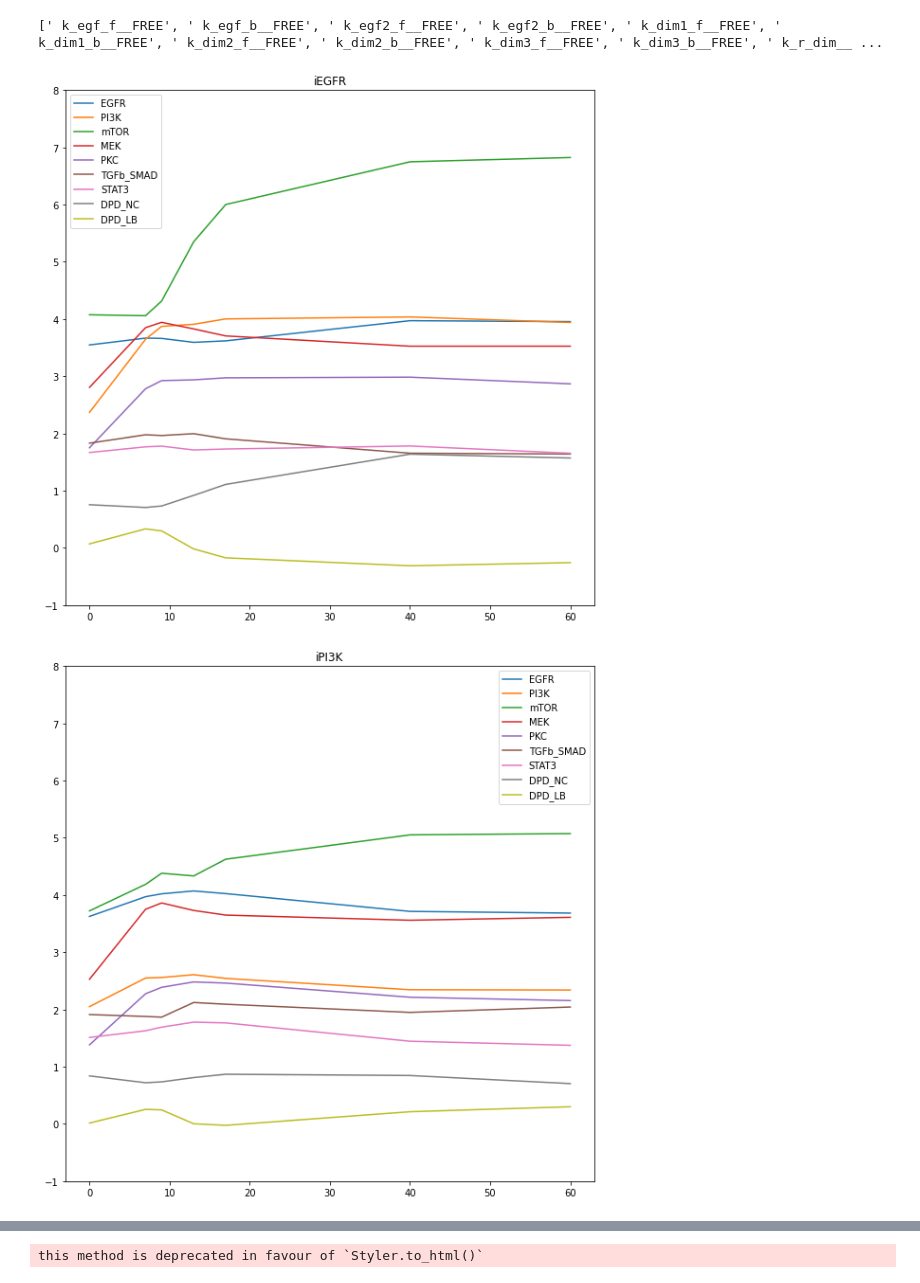
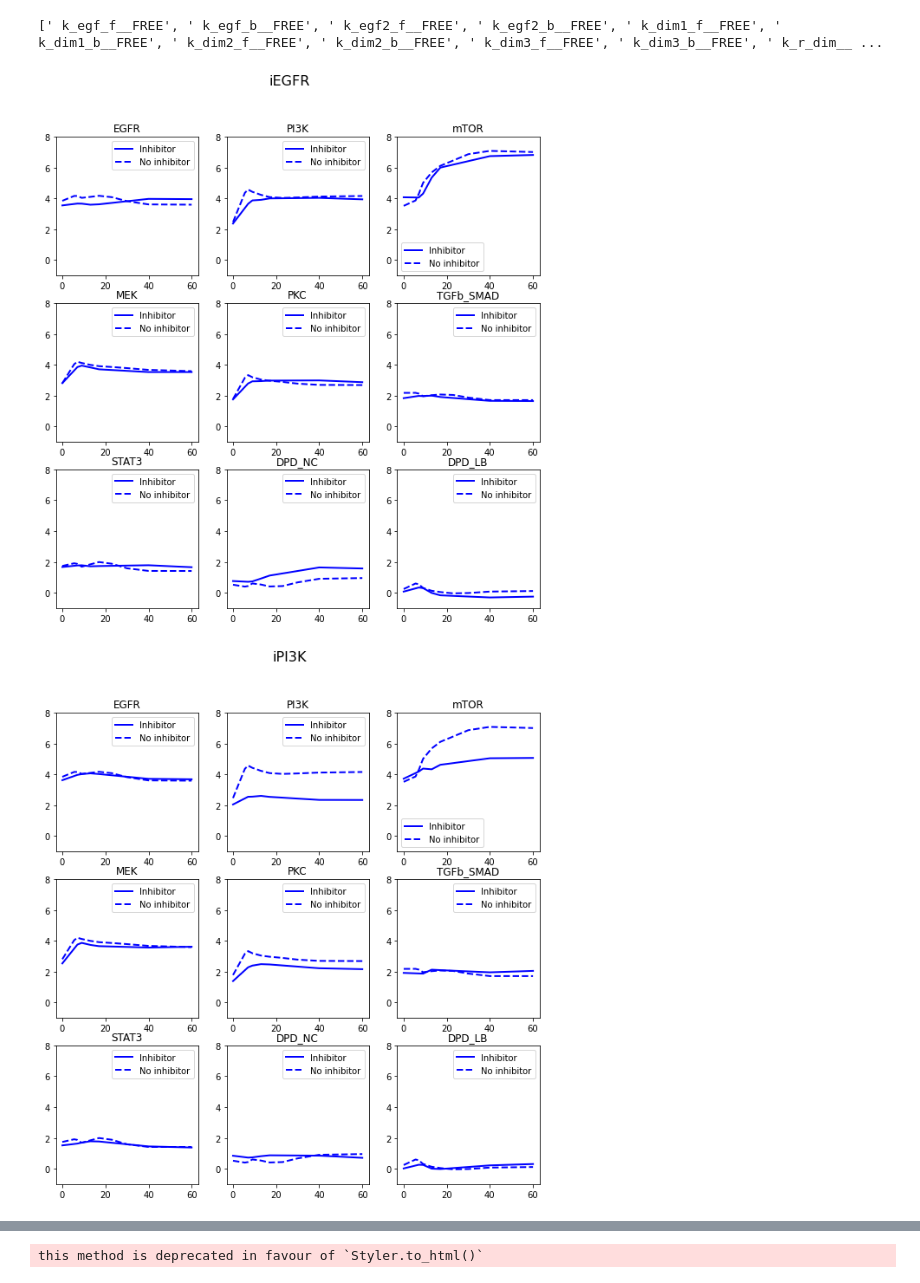
Before and after one commit to at2005/BTYSTE-2023, a Jupyter notebook: MSB cSTAR.ipynb, the cells around one changed output, grey strips where cells are left out. Drawn from its saved outputs; the diff is of its cells as text; code cells hidden in the pictures.

Commit message:
update plotting code

```diff
--- a/MSB cSTAR.ipynb
+++ b/MSB cSTAR.ipynb
@@ -1047,6 +1034,7 @@ for tl in target_lines:
 # only keep columns from module_lst
 
 def plot_fold_changes(line):
+
     df_exp = df_copy.drop(columns=[col for col in df_copy.columns if col not in output_lst+["cell_line", "time", "treatment"]])
     df_exp = df_exp[df_exp.cell_line == line]
     # display(df_exp)
@@ -1060,38 +1048,64 @@ def plot_fold_changes(line):
 
     module_graph_lst = []
 
     # figure, axis = plt.subplots(5, 5)
     # set figure size to 20x20
 
 
-    for pert in perts_lst+["EGF"]:
-        plt.figure(figsize=(10,10))
+    for pert in perts_lst:
+        # plt.figure(figsize=(10,10))
+        fig, axs = plt.subplots(3, 3, figsize=(10,10))
+        fig.suptitle(pert, fontsize=16)
 
         for module in module_lst:
+            i1 = module_lst.index(module) // 3
+            i2 = module_lst.index(module) % 3
+            # print(i1, i2)
+
+
             try:
                 data_fold_df = (df_exp.drop(columns=[col for col in df_exp.columns if col not in [module_dict[module], "cell_line", "time", "treatment"]]))
                 data_fold_df = data_fold_df[data_fold_df.treatment == pert]
 
             except:
                 data_fold_df = (df_exp.drop(columns=[col for col in df_exp.columns if col not in [module, "cell_line", "time", "treatment"]]))
                 data_fold_df = data_fold_df[data_fold_df.treatment == pert]
 
             # display(data_fold_df)
             x_vals = data_fold_df.time
             try:
                 y_vals = data_fold_df[module_dict[module]]
             except:
                 y_vals = data_fold_df[module]
-            plt.plot(x_vals, y_vals, label=module)
-            plt.legend()
-            plt.title(pert)
-        plt.ylim([-1,8])
+            axs[i1, i2].plot(x_vals, y_vals, label="Inhibitor", linewidth=2, color="blue")
+
+            try:
+                data_fold_egf = (df_exp.drop(columns=[col for col in df_exp.columns if col not in [module_dict[module], "cell_line", "time", "treatment"]]))
+            except:
+                data_fold_egf = (df_exp.drop(columns=[col for col in df_exp.columns if col not in [module, "cell_line", "time", "treatment"]]))
+
+
+            data_fold_egf = data_fold_egf[data_fold_egf.treatment == "EGF"]
+            x_vals_egf = data_fold_egf.time
+
+            try:
+                y_vals_egf = data_fold_egf[module_dict[module]]
+            except:
+                y_vals_egf = data_fold_egf[module]
+
+            axs[i1, i2].plot(x_vals_egf, y_vals_egf, "--", label="No inhibitor", linewidth=2, color="blue")
+            axs[i1, i2].legend()
+            axs[i1, i2].set_title(module)
+            axs[i1, i2].set_ylim([-1,8])
+
+        # axs.itle(pert)
+        # plt.ylim([-1,8])
         plt.show()
 
 
 
 
 plot_fold_changes("MDAMB157")
 # %% [output]
-[figure, old version]
+[figure, new version]
-[figure, old version]
+[figure, new version]
```
Also changed, not shown: parts of 11 cells of this notebook, 7 other files.
